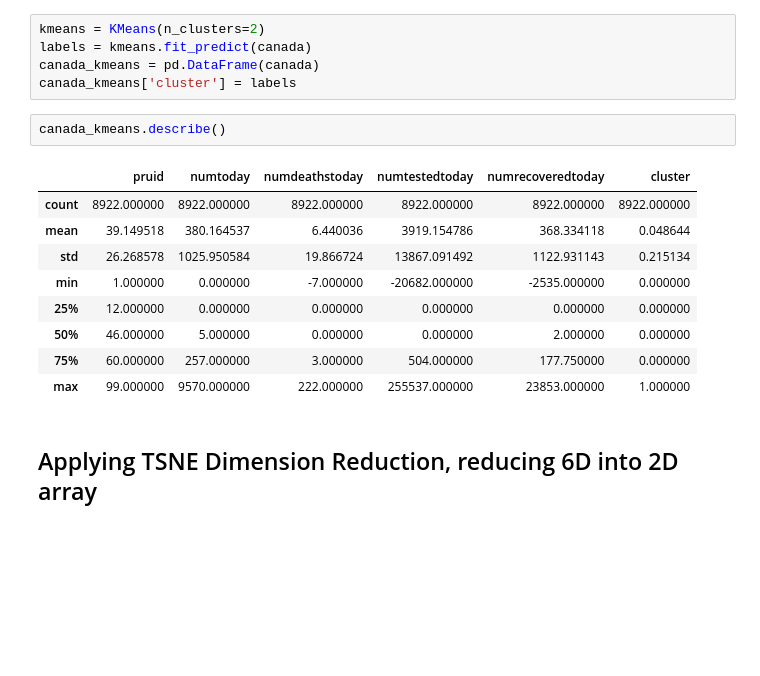
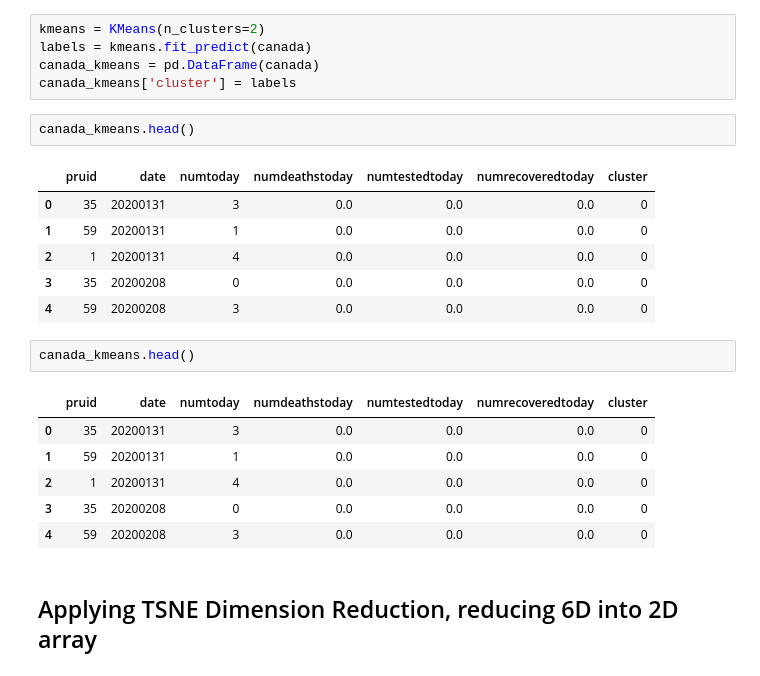
Before and after one commit to COVID19Predictionsystem/Covid19PredictionAnalytics, a Jupyter notebook: covid-19.ipynb, the cells around one changed output. Drawn from its saved outputs; the diff is of its cells as text; blank space fills up the shorter version.

Commit message:
k-means clustering

```diff
--- a/covid-19.ipynb
+++ b/covid-19.ipynb
@@ -178,17 +176,23 @@ labels = kmeans.fit_predict(canada)
 canada_kmeans = pd.DataFrame(canada)
 canada_kmeans['cluster'] = labels
 # %%
-canada_kmeans.describe()
+canada_kmeans.head()
 # %% [output]
-|  | pruid | numtoday | numdeathstoday | numtestedtoday | numrecoveredtoday | cluster |
-| count | 8922.000000 | 8922.000000 | 8922.000000 | 8922.000000 | 8922.000000 | 8922.000000 |
-| mean | 39.149518 | 380.164537 | 6.440036 | 3919.154786 | 368.334118 | 0.048644 |
-| std | 26.268578 | 1025.950584 | 19.866724 | 13867.091492 | 1122.931143 | 0.215134 |
-| min | 1.000000 | 0.000000 | -7.000000 | -20682.000000 | -2535.000000 | 0.000000 |
-| 25% | 12.000000 | 0.000000 | 0.000000 | 0.000000 | 0.000000 | 0.000000 |
-| 50% | 46.000000 | 5.000000 | 0.000000 | 0.000000 | 2.000000 | 0.000000 |
-| 75% | 60.000000 | 257.000000 | 3.000000 | 504.000000 | 177.750000 | 0.000000 |
-| max | 99.000000 | 9570.000000 | 222.000000 | 255537.000000 | 23853.000000 | 1.000000 |
+|  | pruid | date | numtoday | numdeathstoday | numtestedtoday | numrecoveredtoday | cluster |
+| 0 | 35 | 20200131 | 3 | 0.0 | 0.0 | 0.0 | 0 |
+| 1 | 59 | 20200131 | 1 | 0.0 | 0.0 | 0.0 | 0 |
+| 2 | 1 | 20200131 | 4 | 0.0 | 0.0 | 0.0 | 0 |
+| 3 | 35 | 20200208 | 0 | 0.0 | 0.0 | 0.0 | 0 |
+| 4 | 59 | 20200208 | 3 | 0.0 | 0.0 | 0.0 | 0 |
+# %%
+canada_kmeans.head()
+# %% [output]
+|  | pruid | date | numtoday | numdeathstoday | numtestedtoday | numrecoveredtoday | cluster |
+| 0 | 35 | 20200131 | 3 | 0.0 | 0.0 | 0.0 | 0 |
+| 1 | 59 | 20200131 | 1 | 0.0 | 0.0 | 0.0 | 0 |
+| 2 | 1 | 20200131 | 4 | 0.0 | 0.0 | 0.0 | 0 |
+| 3 | 35 | 20200208 | 0 | 0.0 | 0.0 | 0.0 | 0 |
+| 4 | 59 | 20200208 | 3 | 0.0 | 0.0 | 0.0 | 0 |
 # %% [markdown]
 ## Applying TSNE Dimension Reduction, reducing 6D into 2D array
 # %%
```
Also changed, not shown: parts of 3 cells of this notebook, 1 other file.
